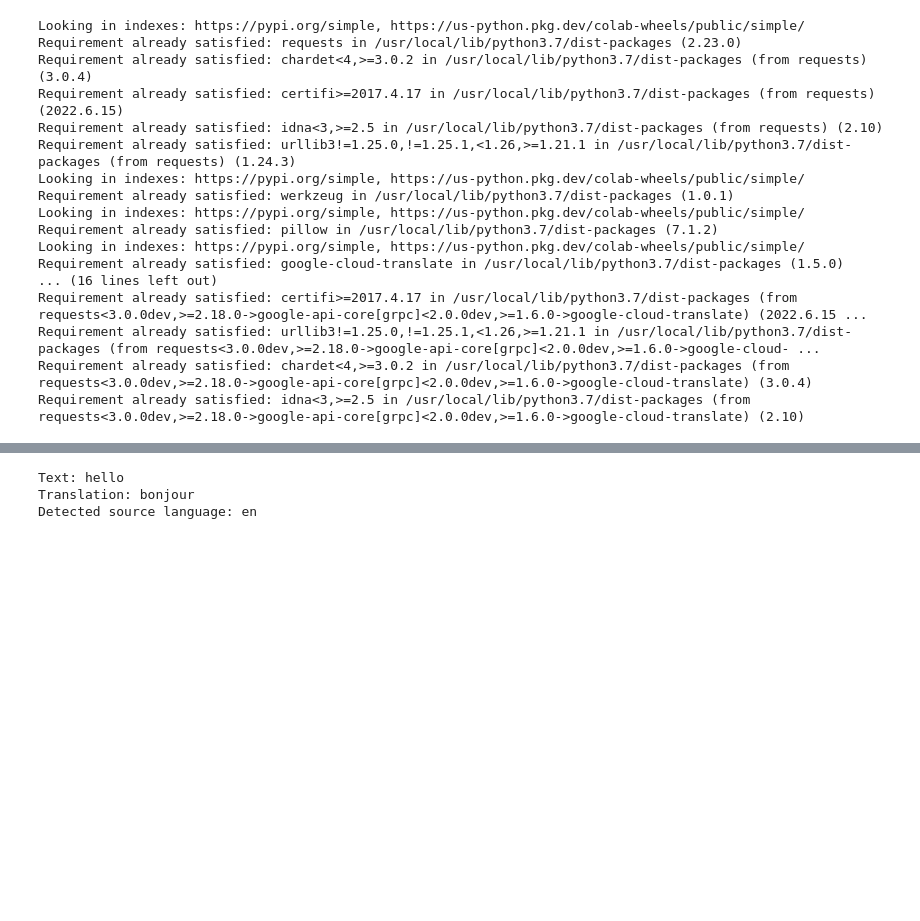
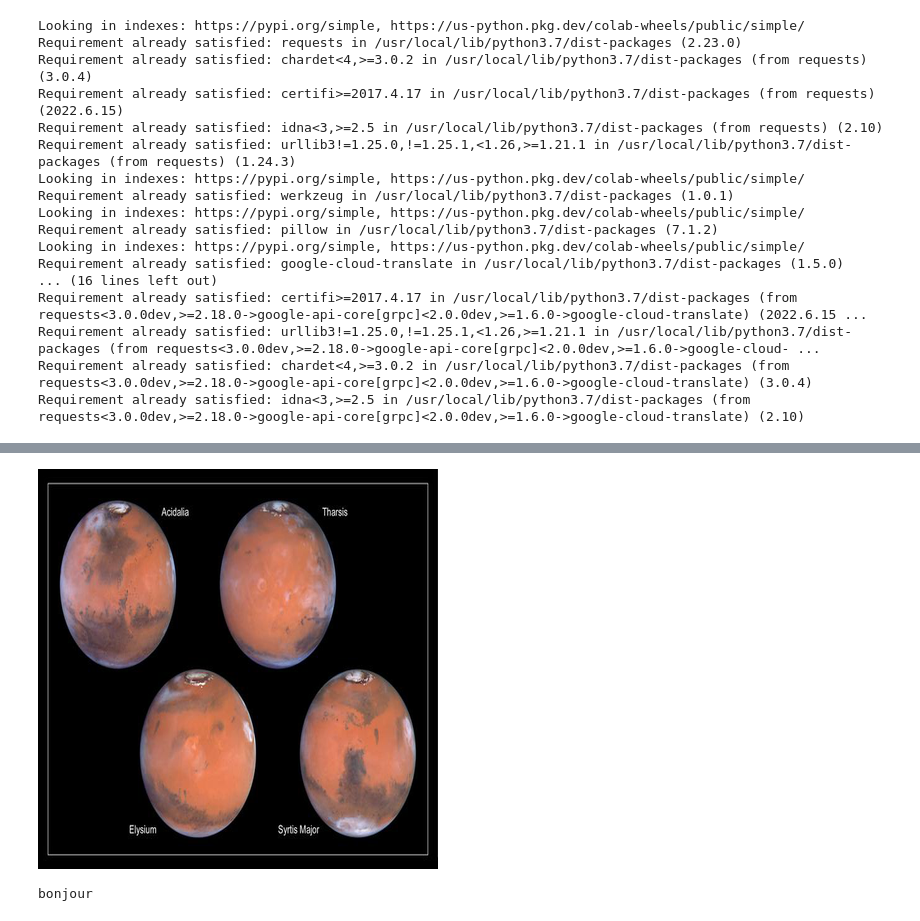
Before and after one commit to CharbelSahlani/the_art_in_our_worlds, a Jupyter notebook: machine_learning/image_and_translate_api.ipynb, the cells around one changed output, grey strips where cells are left out. Cells and saved outputs as stored; diff of their text form; code cells hidden in the pictures; blank space fills up the shorter version.

Commit message:
added the NST_Class and modified the image_and_translate_api to classes

```diff
--- a/machine_learning/image_and_translate_api.ipynb
+++ b/machine_learning/image_and_translate_api.ipynb
@@ -65,32 +81,48 @@ images[1]
+# %%
+# For testing purposes
+nasa_object = nasa_api(search_input = "mars", keywords = "planet, space")
+images2 = nasa_object.process_images()
+# %%
+images2[19]
+# %% [output]
+[figure, added]
 # %%
-import os
+class translation_api:
 
-os.environ['GOOGLE_APPLICATION_CREDENTIALS']="CSahlaniSA_Key.json"
+    # The init method or constructor
+  def __init__(self, target, user_input, format = None):
+    self.target = target
+    self.user_input = user_input
+    self.format = format
 
-def translate_text(target, user_input, format=None):
-    """Translates text into the target language.
+  # Deleting (Calling destructor)
+  def __del__(self):
+      print('Destructor called, translation api object is deleted.')
 
-    Target must be an ISO 639-1 language code.
-    See https://g.co/cloud/translate/v2/translate-reference#supported_languages
-    """
-    import six
-    from google.cloud import translate_v2 as translate
+  def translate_text(self):
+        """Translates text into the target language.
+        Target must be an ISO 639-1 language code.
+        See https://g.co/cloud/translate/v2/translate-reference#supported_languages
+        """
+        import six
+        from google.cloud import translate_v2 as translate
+        import os
+        os.environ['GOOGLE_APPLICATION_CREDENTIALS']="CSahlaniSA_Key.json"
 
-    translate_client = translate.Client()
+        translate_client = translate.Client()
 
-    if isinstance(user_input, six.binary_type):
-        user_input = user_input.decode("utf-8")
+        if isinstance(self.user_input, six.binary_type):
+            self.user_input = self.user_input.decode("utf-8")
 
-    # Text can also be a sequence of strings, in which case this method
-    # will return a sequence of results for each text.
-    result = translate_client.translate(user_input, target_language=target, format_= format)
-
-    print(u"Text: {}".format(result["input"]))
-    print(u"Translation: {}".format(result["translatedText"]))
-    print(u"Detected source language: {}".format(result["detectedSourceLanguage"]))
-
-translate_text("fr", "hello")
+        # Text can also be a sequence of strings, in which case this method
+        # will return a sequence of results for each text.
+        result = translate_client.translate(self.user_input, target_language=self.target, format_= self.format)
+        translated_text = result["translatedText"]
+        return translated_text
-# %% [output]
-Text: hello
-Translation: bonjour
-Detected source language: en
+# %%
+# for testing purposes
+translate_object = translation_api(target = "fr", user_input = "hello")
+result = translate_object.translate_text()
+print(result)
+# %% [output]
+bonjour
```
Also changed, not shown: parts of 1 cell of this notebook, 2 other files.
